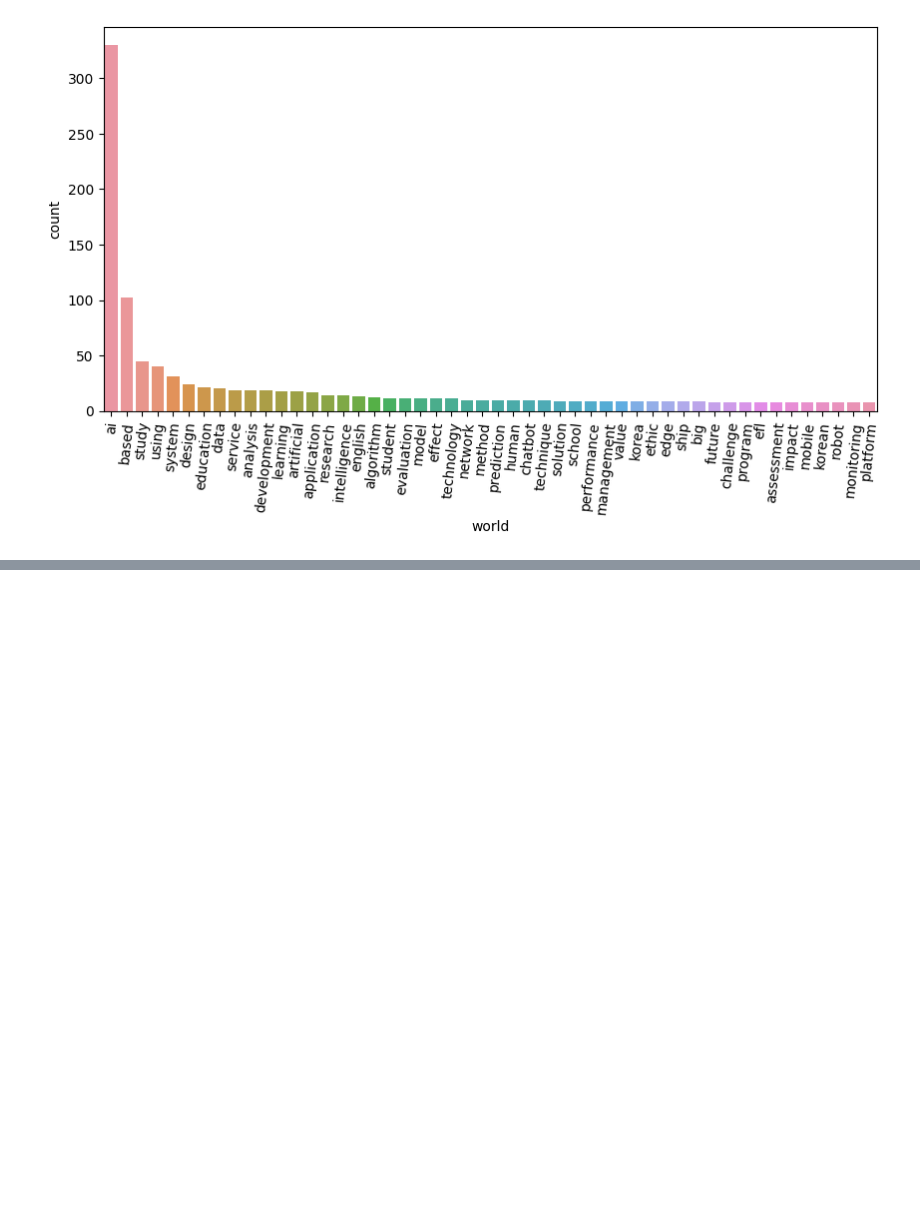
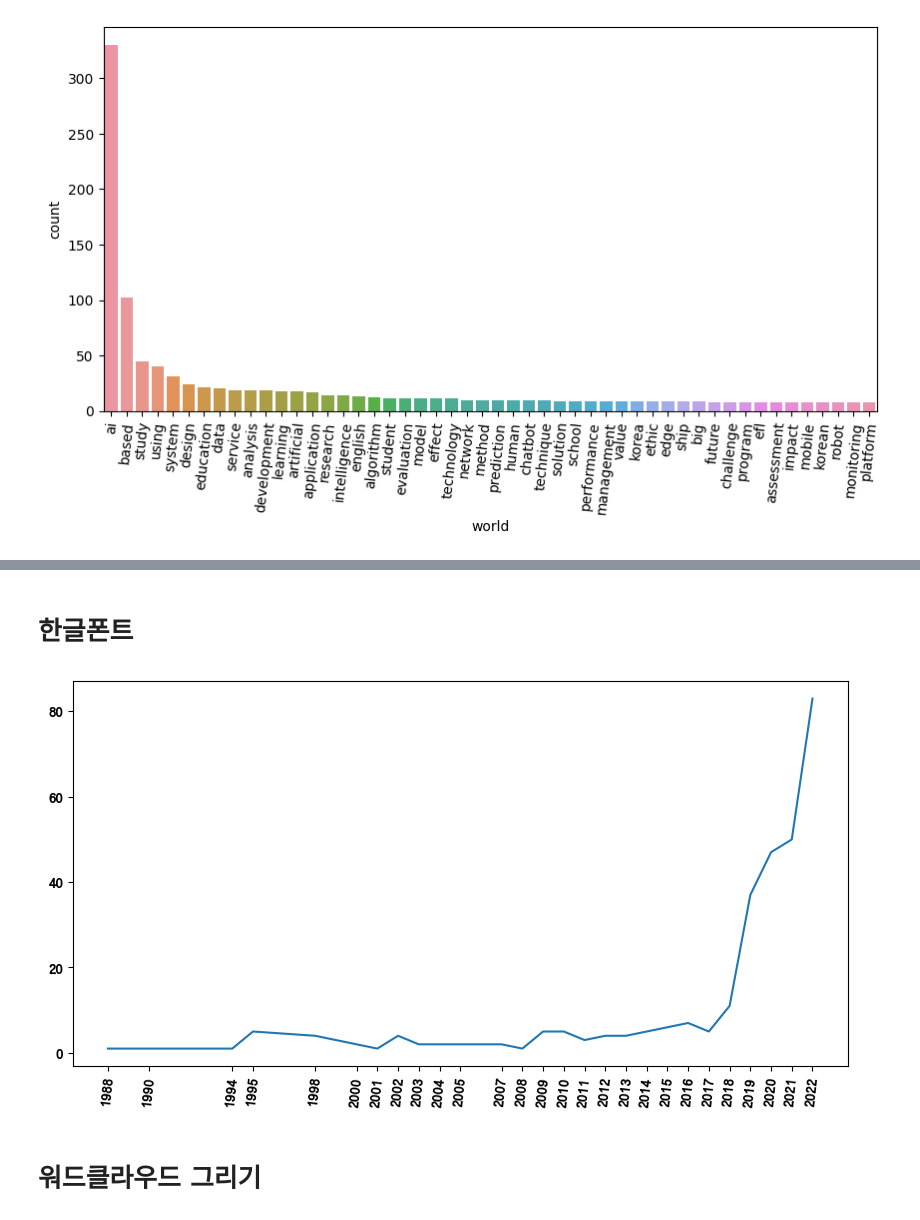
Before and after one commit to leekyuyoung20221226/python, a Jupyter notebook: 머신러닝2_7일차.ipynb, the cells around one changed output, grey strips where cells are left out. Drawn from its saved outputs; the diff is of its cells as text; code cells hidden in the pictures; blank space fills up the shorter version.

```diff
--- a/머신러닝2_7일차.ipynb
+++ b/머신러닝2_7일차.ipynb
@@ -148,0 +136,4 @@ barplot(data=None, *, x=None, y=None, hue=None, order=None, hue_order=None, esti
+# %%
+url = 'https://raw.githubusercontent.com/leekyuyoung20221226/python/main/data/ai.csv'
+original = pd.read_csv(url,index_col=0)
+original.head()
@@ -148,0 +147,8 @@ barplot(data=None, *, x=None, y=None, hue=None, order=None, hue_order=None, esti
+# %%
+# 출판일 별로 논문 발표 횟수
+original['doc_count'] = 0
+grouped = original.groupby(['출판일'],as_index=False)
+# %%
+yeargp =  grouped['doc_count'].count()
+# %% [markdown]
+# 한글폰트
@@ -148,0 +160,11 @@ barplot(data=None, *, x=None, y=None, hue=None, order=None, hue_order=None, esti
+# %%
+plt.figure(figsize=(10,5))
+# sns.scatterplot(data=yeargp, x='출판일', y='doc_count')
+# sns.barplot(data=yeargp, x='출판일', y='doc_count')
+plt.plot(yeargp['출판일'],yeargp['doc_count'])
+plt.xticks(yeargp['출판일'],rotation=84)
+plt.show()
+# %% [output]
+[figure, added]
+# %% [markdown]
+# 워드클라우드 그리기
```
Also changed, not shown: parts of 34 cells of this notebook.
